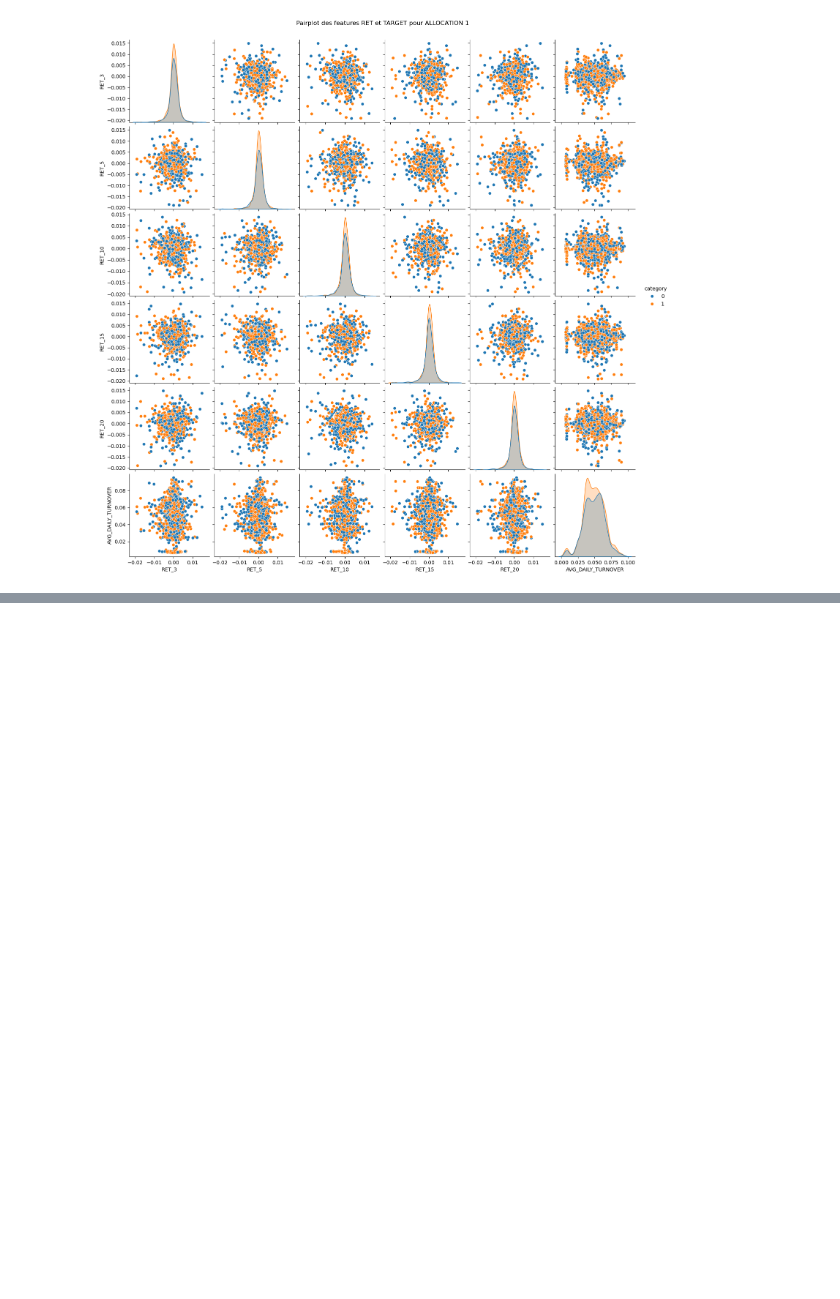
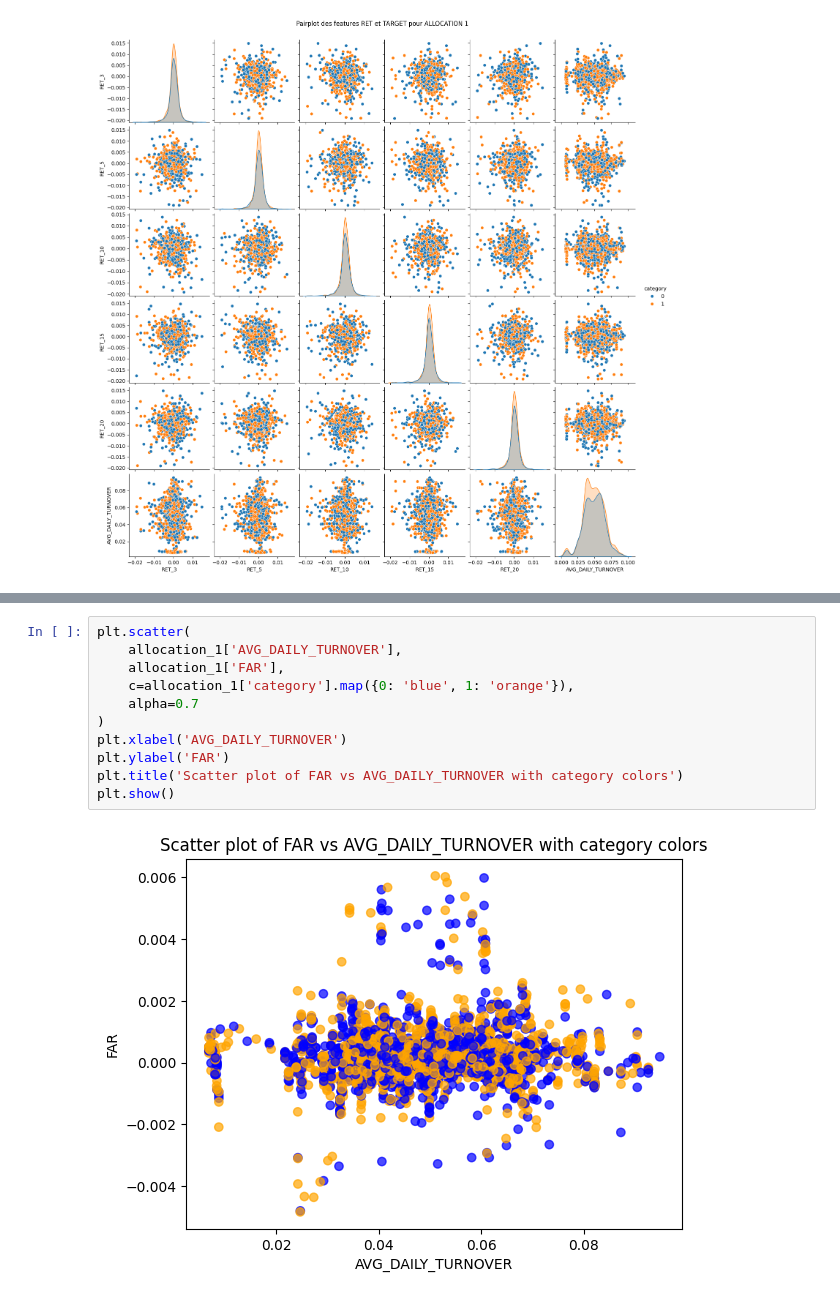
Before and after one commit to albertoconador/QRT_kaggle_10_25, a Jupyter notebook: explore.ipynb, the cells around one changed output, grey strips where cells are left out. Saved outputs shown, nothing was run; the diff lists cells and outputs as text; blank space fills up the shorter version.

```diff
--- a/explore.ipynb
+++ b/explore.ipynb
@@ -150,0 +156,13 @@ KeyboardInterrupt:
+# %%
+plt.scatter(
+    allocation_1['AVG_DAILY_TURNOVER'],
+    allocation_1['FAR'],
+    c=allocation_1['category'].map({0: 'blue', 1: 'orange'}),
+    alpha=0.7
+)
+plt.xlabel('AVG_DAILY_TURNOVER')
+plt.ylabel('FAR')
+plt.title('Scatter plot of FAR vs AVG_DAILY_TURNOVER with category colors')
+plt.show()
+# %% [output]
+[figure, added]
```
Also changed, not shown: parts of 28 cells of this notebook, 5 other files.
